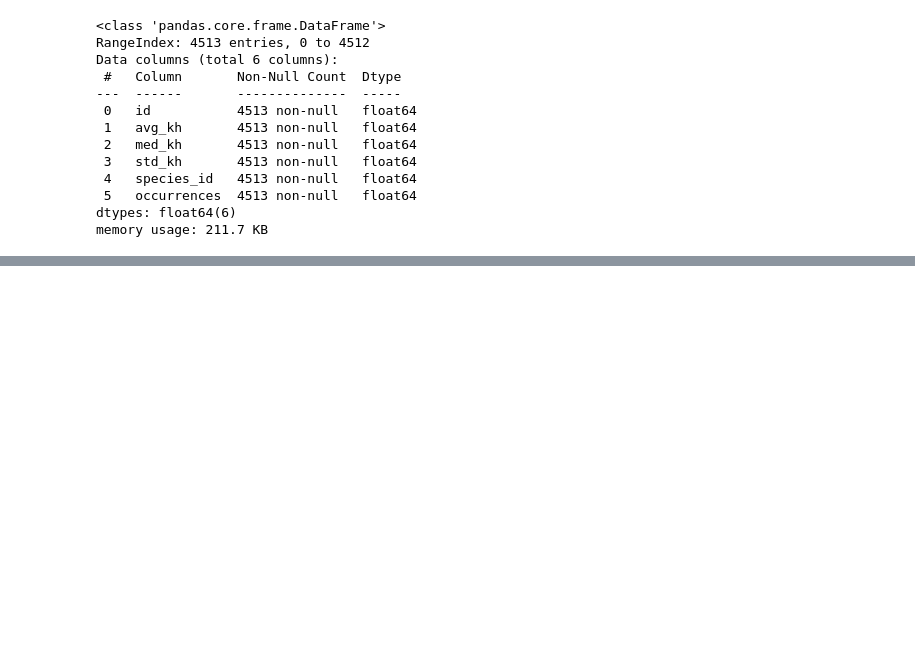
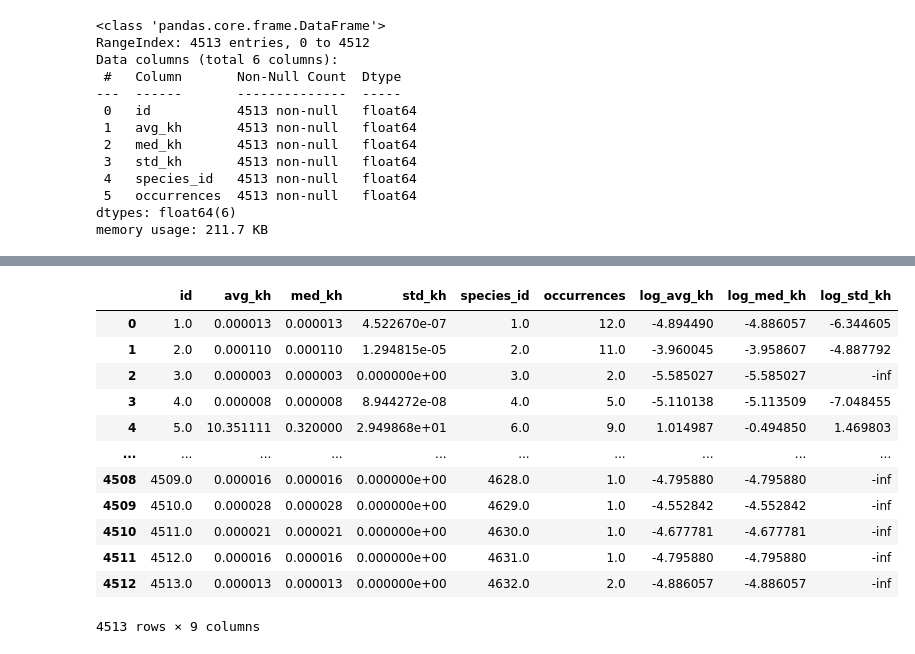
Before and after one commit to avekassy1/CHEM3012-Dissertation, a Jupyter notebook: Database/HLCDB/HLC_clearup.ipynb, the cells around one changed output, grey strips where cells are left out. Saved outputs shown, nothing was run; the diff lists cells and outputs as text; code cells hidden in the pictures; blank space fills up the shorter version.

```diff
--- a/Database/HLCDB/HLC_clearup.ipynb
+++ b/Database/HLCDB/HLC_clearup.ipynb
@@ -167 +158,19 @@ scientific_kh
 Name: Kh, Length: 16218, dtype: object
+# %%
+errors = 0
+for k,entry in enumerate(scientific_kh):
+    try:
+        scientific_kh[k] = float(entry)
+    except:
+        # print(k,entry)
+        errors += 1
+        scientific_kh[k] = np.nan
+
+print(errors)
+
+# need to ignore values that are infinity
+# what about > and < sign
+
+# also note that notes table can contain info on temperature
+# for example, under dinitrogen pentoxide note 36 says "value was extrapolated from data at T = 230 K and T = 273 K"
+# is it worth exploring that direction? dunno
@@ -348,9 +382,13 @@ Index(['Q', 'V', 'M', '?', 'L', 'C', 'X', 'T', 'R', 'E', 'W'], dtype='object')
 | R | 91 | 91 | 8 | 91 | 91 |
 | E | 72 | 72 | 4 | 72 | 72 |
 | W | 1 | 1 | 1 | 1 | 1 |
-# %%
-# eliminate Wrong, Estimate, X=paper unknown
-converted = converted[converted['htype'].isin(['Q', 'V', 'M', '?', 'L', 'C', 'T', 'R'])]
+# %%
+# L) literature review, M) measured, V) VP/AS = vapor pressure/aqueous solubility, R) recalculation,
+# T) thermodynamical calculation, X) original paper not available, C) citation, Q) QSPR, E) estimate, ?) unknown, W) wrong
+
+# eliminate Wrong, Estimate, X=paper unknown, ?=unknown, Q, Thermod calc, and Recalc are not measured
+# remaining is VP/AS, Measured, Literature, Citation
+converted = converted[converted['htype'].isin(['V', 'M', 'L', 'C'])]
 # %%
 converted.info()
 # %% [output]
@@ -542,0 +629,21 @@ shrinked.to_csv('henry_shrinked.csv',index=None)
+# %%
+# get log of avg and med Kh + std dev and plot histogram
+shrinked['log_avg_kh'] = np.log10(shrinked.avg_kh)
+shrinked['log_med_kh'] = np.log10(shrinked.med_kh)
+shrinked['log_std_kh'] = np.log10(shrinked.std_kh)
+# %%
+shrinked
+# %% [output]
+|  | id | avg_kh | med_kh | std_kh | species_id | occurrences | log_avg_kh | log_med_kh | log_std_kh |
+| 0 | 1.0 | 0.000013 | 0.000013 | 4.522670e-07 | 1.0 | 12.0 | -4.894490 | -4.886057 | -6.344605 |
+| 1 | 2.0 | 0.000110 | 0.000110 | 1.294815e-05 | 2.0 | 11.0 | -3.960045 | -3.958607 | -4.887792 |
+| 2 | 3.0 | 0.000003 | 0.000003 | 0.000000e+00 | 3.0 | 2.0 | -5.585027 | -5.585027 | -inf |
+| 3 | 4.0 | 0.000008 | 0.000008 | 8.944272e-08 | 4.0 | 5.0 | -5.110138 | -5.113509 | -7.048455 |
+| 4 | 5.0 | 10.351111 | 0.320000 | 2.949868e+01 | 6.0 | 9.0 | 1.014987 | -0.494850 | 1.469803 |
+| ... | ... | ... | ... | ... | ... | ... | ... | ... | ... |
+| 4508 | 4509.0 | 0.000016 | 0.000016 | 0.000000e+00 | 4628.0 | 1.0 | -4.795880 | -4.795880 | -inf |
+| 4509 | 4510.0 | 0.000028 | 0.000028 | 0.000000e+00 | 4629.0 | 1.0 | -4.552842 | -4.552842 | -inf |
+| 4510 | 4511.0 | 0.000021 | 0.000021 | 0.000000e+00 | 4630.0 | 1.0 | -4.677781 | -4.677781 | -inf |
+| 4511 | 4512.0 | 0.000016 | 0.000016 | 0.000000e+00 | 4631.0 | 1.0 | -4.795880 | -4.795880 | -inf |
+| 4512 | 4513.0 | 0.000013 | 0.000013 | 0.000000e+00 | 4632.0 | 2.0 | -4.886057 | -4.886057 | -inf |
+4513 rows × 9 columns
```
Also changed, not shown: parts of 15 cells of this notebook, 8 other files.
